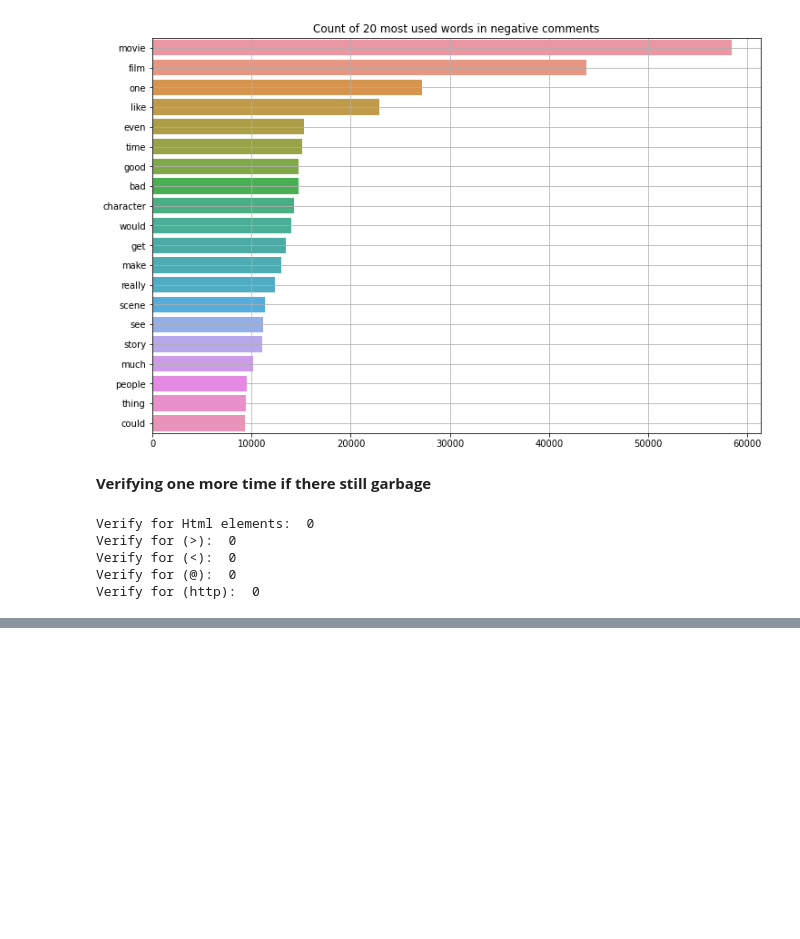
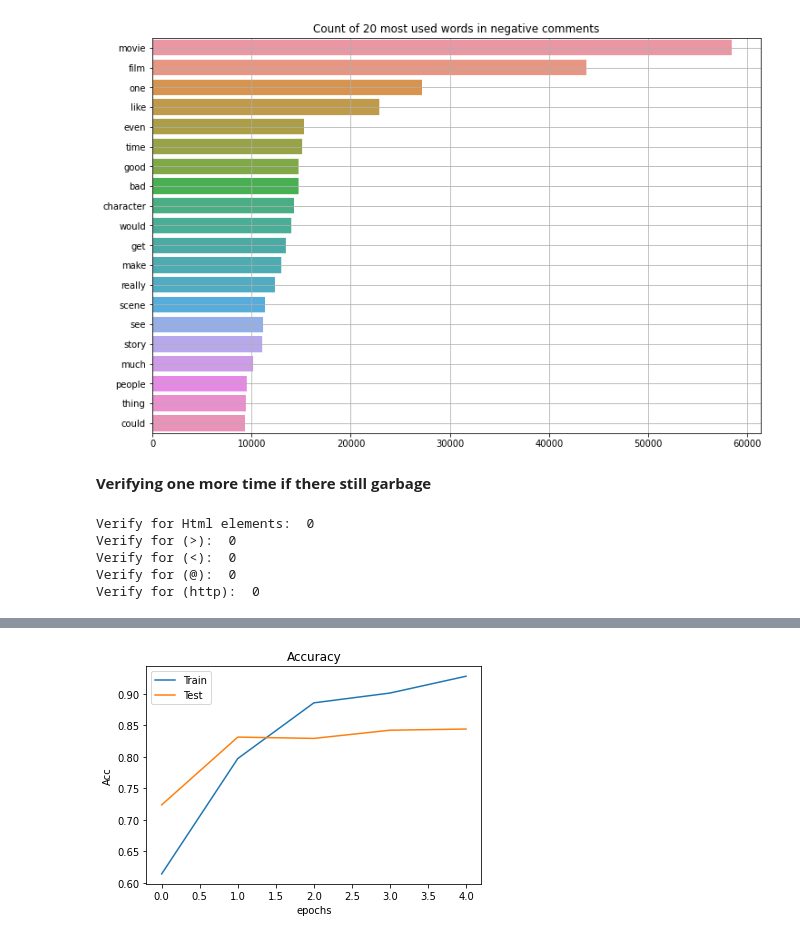
Before and after one commit to javivi235/SentimentAnalysis, a Jupyter notebook: Proyecto_FInal.ipynb, the cells around one changed output, grey strips where cells are left out. Saved outputs shown, nothing was run; the diff lists cells and outputs as text; code cells hidden in the pictures; blank space fills up the shorter version.

Commit message:
lstm

```diff
--- a/Proyecto_FInal.ipynb
+++ b/Proyecto_FInal.ipynb
@@ -348,4 +450,7 @@ stop_word_list = nltk.corpus.stopwords.words('english')
+# %%
+x = x_train_pad
+y = tokendata["sentiment"]
 # %%
 #Train
 from sklearn.model_selection import train_test_split
-x_train, x_test, y_train, y_test = train_test_split(data,sentiment,test_size = 0.2, random_state = 42)
+x_train, x_test, y_train, y_test = train_test_split(x, y,test_size = 0.2, random_state = 42)
@@ -357,0 +459,21 @@ tokenizer.word_index
+# %%
+model = Sequential()
+
+embedding_size = 50
+
+model.add(Embedding(input_dim=80000,output_dim=embedding_size,input_length=max_tokens,name='embedding_layer'))
+
+model.add(LSTM(units=16, return_sequences=True))
+model.add(Dropout(0.1))
+
+model.add(LSTM(units=8, return_sequences=True))
+model.add(Dropout(0.1))
+
+model.add(LSTM(units=4))
+model.add(Dropout(0.1))
+
+model.add(Dense(1, activation='sigmoid'))
+
+optimizer = Adam(lr=1e-3)
+
+model.compile(loss='binary_crossentropy',optimizer=optimizer,metrics=['accuracy'])
@@ -357,0 +500,2 @@ tokenizer.word_index
+# %%
+history = model.fit(x_train, y_train, validation_split=0.3, epochs=5, batch_size=1000, shuffle=True, verbose = 1)
@@ -357,0 +523,11 @@ tokenizer.word_index
+# %%
+plt.figure()
+plt.plot(history.history["accuracy"], label = "Train")
+plt.plot(history.history["val_accuracy"], label = "Test")
+plt.title("Accuracy")
+plt.ylabel("Acc")
+plt.xlabel("epochs")
+plt.legend()
+plt.show()
+# %% [output]
+[figure, added]
```
Also changed, not shown: parts of 36 cells of this notebook.
